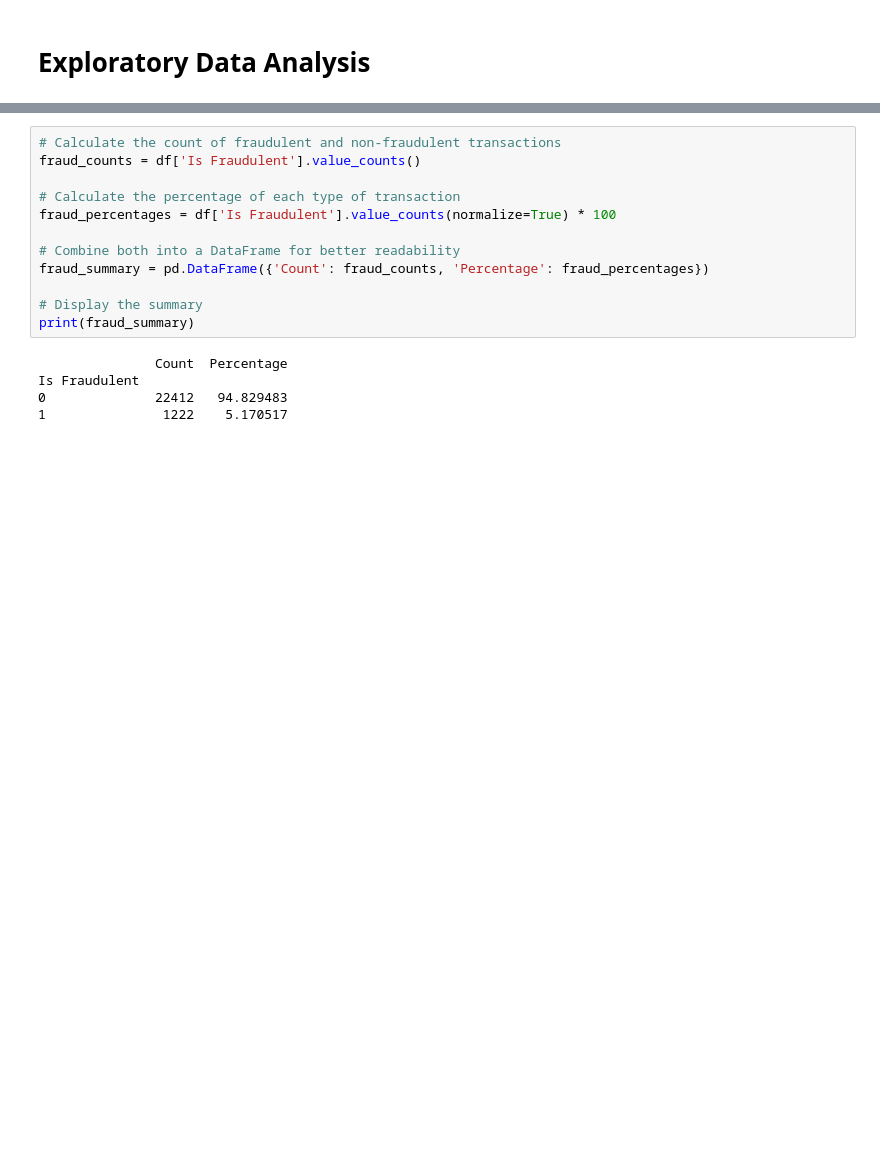
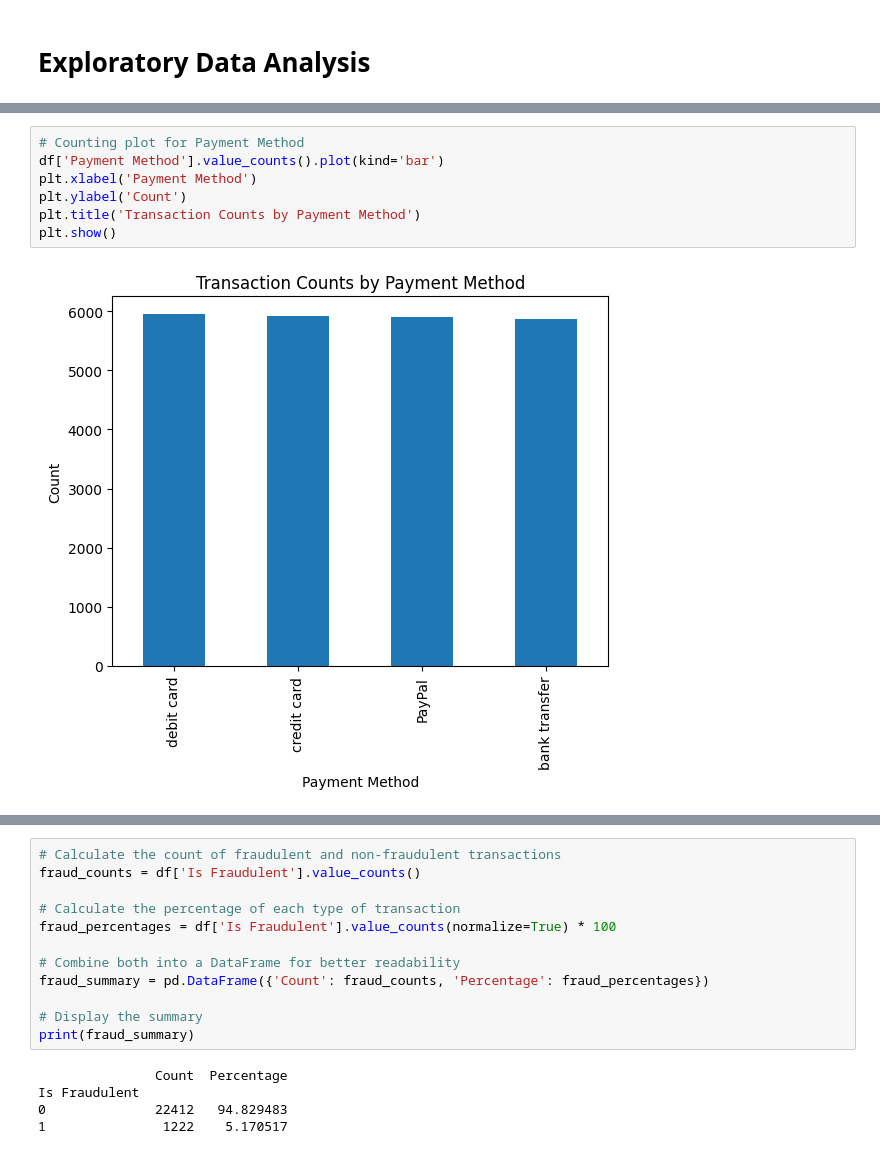
Before and after one commit to EldrickSYK/BT4012, a Jupyter notebook: BT4012_EDA_Preprocessing.ipynb, the cells around one changed output, grey strips where cells are left out. Cells and saved outputs as stored; diff of their text form; blank space fills up the shorter version.

```diff
--- a/BT4012_EDA_Preprocessing.ipynb
+++ b/BT4012_EDA_Preprocessing.ipynb
@@ -128,0 +154,9 @@ dtype: int64
+# %%
+# Counting plot for Payment Method
+df['Payment Method'].value_counts().plot(kind='bar')
+plt.xlabel('Payment Method')
+plt.ylabel('Count')
+plt.title('Transaction Counts by Payment Method')
+plt.show()
+# %% [output]
+[figure, added]
```
Also changed, not shown: parts of 96 cells of this notebook.
